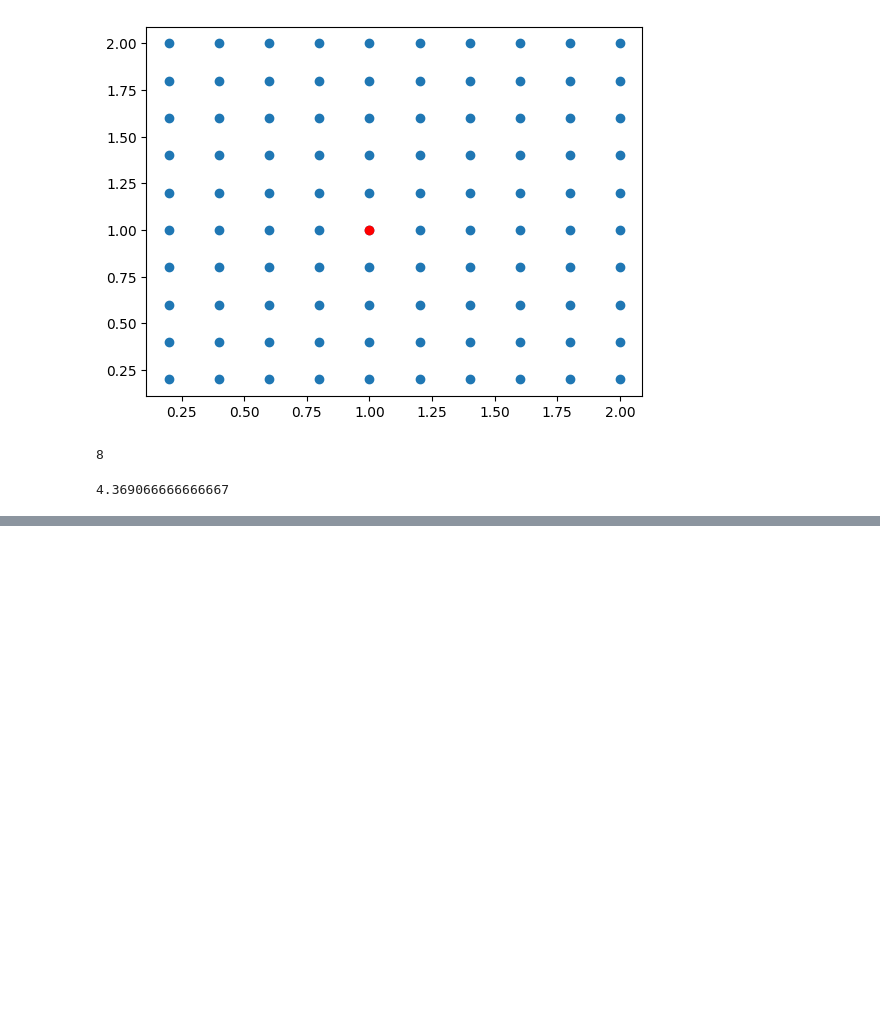
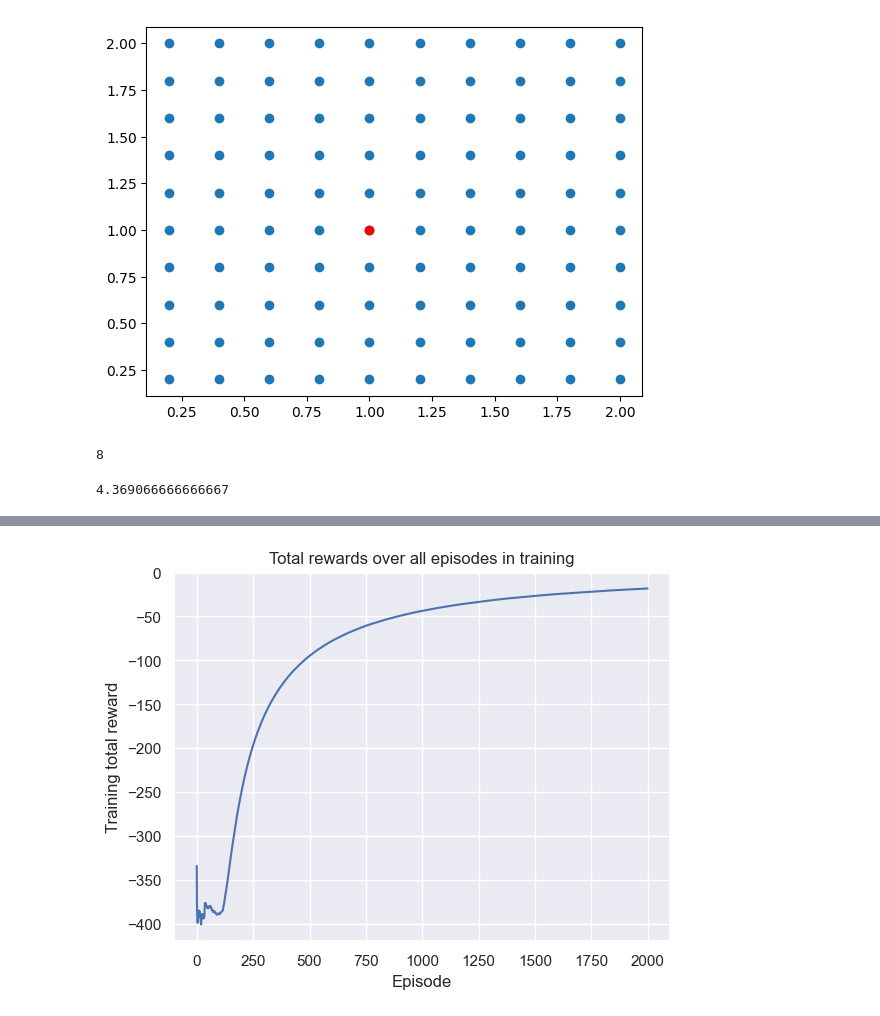
Before and after one commit to FXKevinK/iotlab-ed, a Jupyter notebook: iotlab/test.ipynb, the cells around one changed output, grey strips where cells are left out. Cells and saved outputs as stored; diff of their text form; code cells hidden in the pictures; blank space fills up the shorter version.

```diff
--- a/iotlab/test.ipynb
+++ b/iotlab/test.ipynb
@@ -53,3 +50,35 @@ lower = 5
 ((1 << 15) << 3) / 1000 / 60
 # %% [output]
 4.369066666666667
+# %%
+import gym
+import matplotlib.pyplot as plt
+import numpy as np
+import random
+from IPython.display import clear_output
+
+import warnings
+warnings.simplefilter('ignore')
+
+%matplotlib inline
+import seaborn as sns
+
+sns.set()
+
+#Fixing seed for reproducibility
+np.random.seed(0)
+# %%
+#Loading and rendering the gym environment
+env = gym.make("Taxi-v3")
+env.reset()
+
+n_observations = env.observation_space.n
+n_actions = env.action_space.n
+
+#Initialize the Q-table to 0
+Q = np.zeros((n_observations,n_actions))
+print(Q)
+
+#Getting the state space
+print("Action Space {}".format(env.action_space))
+print("State Space {}".format(env.observation_space))
@@ -55,0 +220,10 @@ lower = 5
+# %%
+#Visualizing results and total reward over all episodes
+x = range(train_episodes)
+plt.plot(x, result_r)
+plt.xlabel('Episode')
+plt.ylabel('Training total reward')
+plt.title('Total rewards over all episodes in training')
+plt.show()
+# %% [output]
+[figure, added]
```
Also changed, not shown: parts of 9 cells of this notebook, 21 other files.
